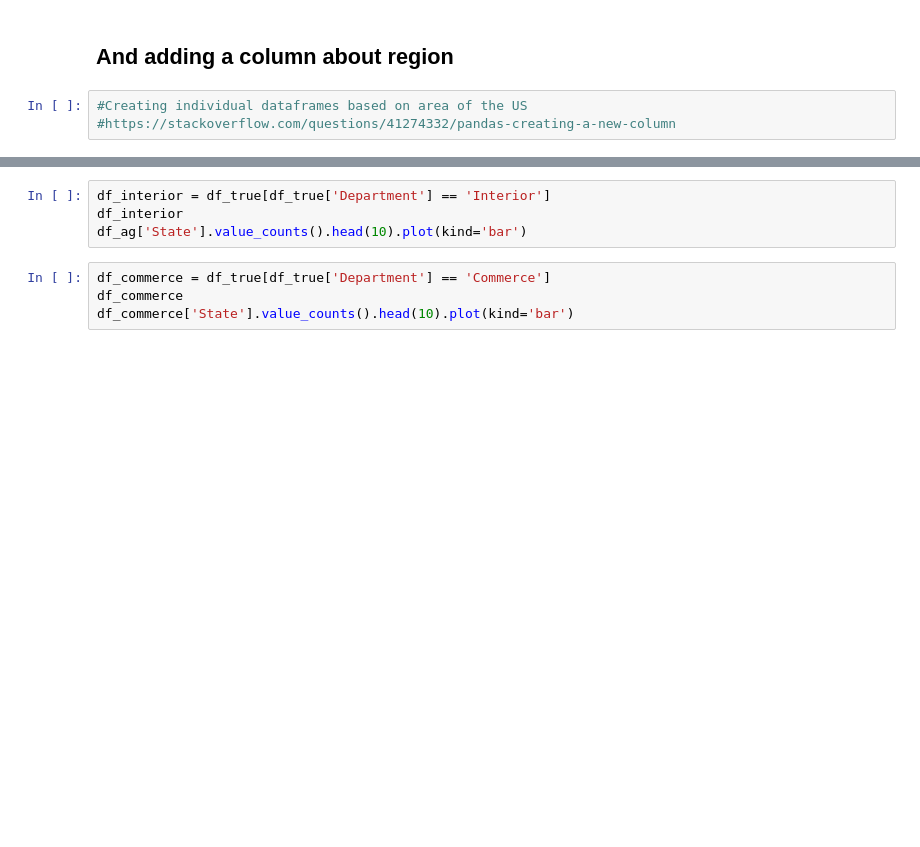
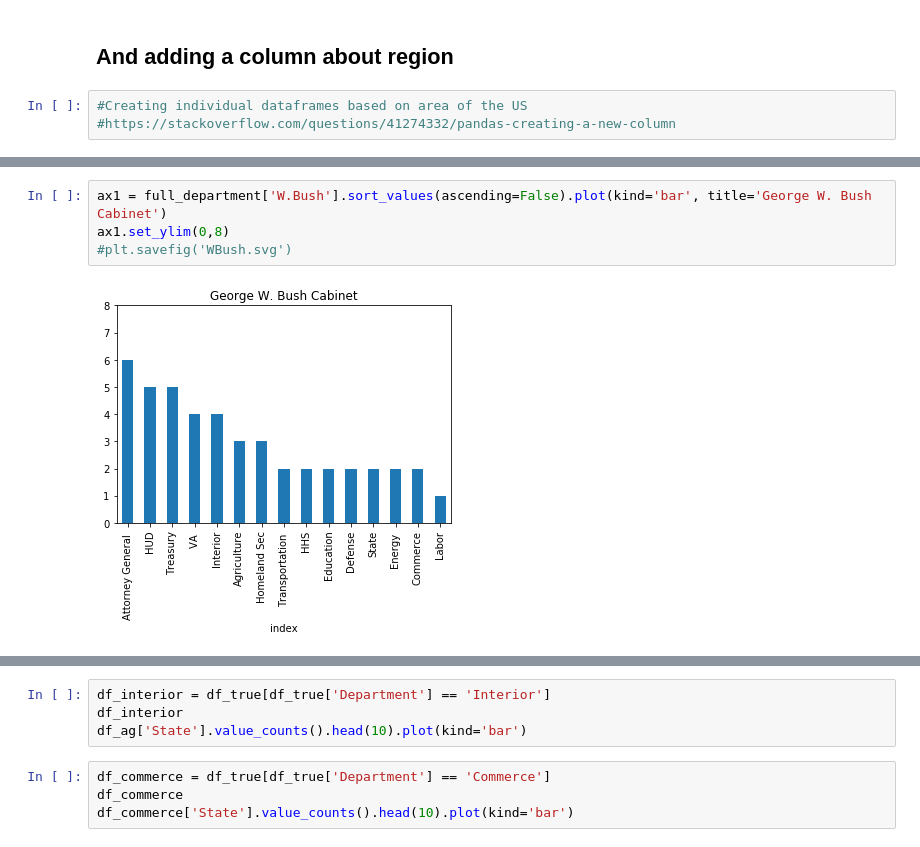
Before and after one commit to maijaliisa/studio-projects, a Jupyter notebook: code/AllThePresidentsCabinets/Presidential_Cabinet.ipynb, the cells around one changed output, grey strips where cells are left out. Saved outputs shown, nothing was run; the diff lists cells and outputs as text; blank space fills up the shorter version.

```diff
--- a/code/AllThePresidentsCabinets/Presidential_Cabinet.ipynb
+++ b/code/AllThePresidentsCabinets/Presidential_Cabinet.ipynb
@@ -688,0 +580,6 @@ df_ag['State'].value_counts().head(10).plot(kind='bar')
+# %%
+ax1 = full_department['W.Bush'].sort_values(ascending=False).plot(kind='bar', title='George W. Bush Cabinet')
+ax1.set_ylim(0,8)
+#plt.savefig('WBush.svg')
+# %% [output]
+[figure, added]
```
Also changed, not shown: parts of 182 cells of this notebook, 31 other files.
